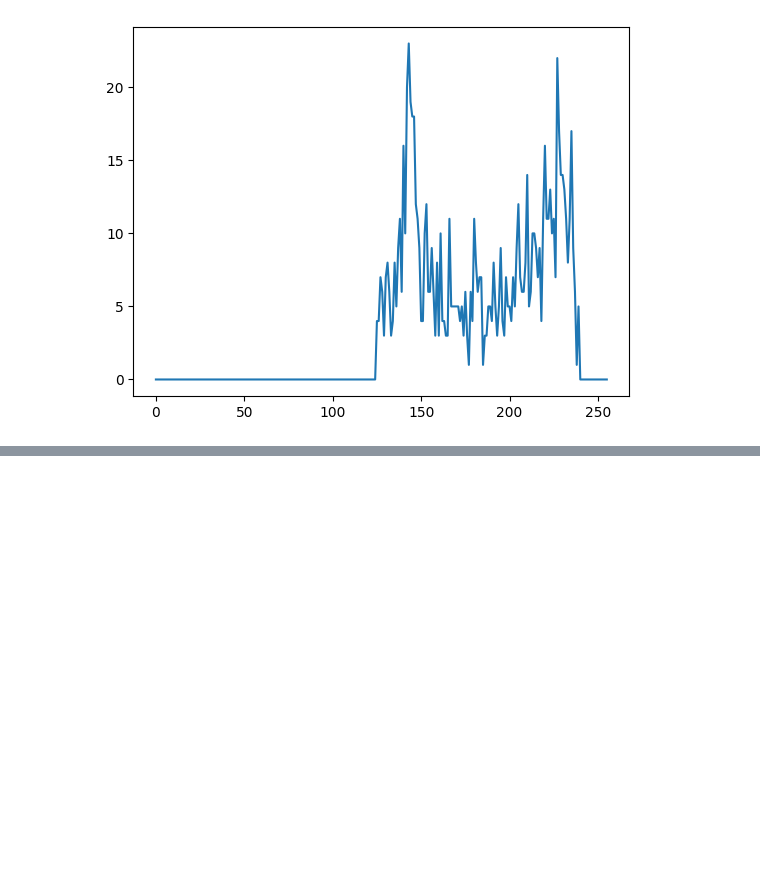
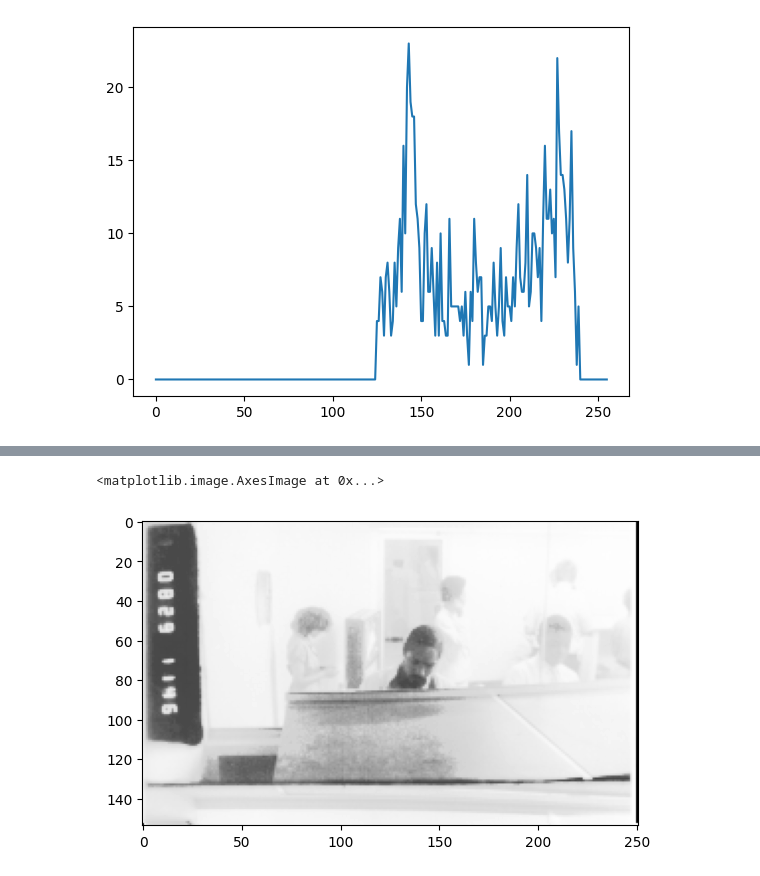
Before and after one commit to JuanIturriaga/practicaPDI, a Jupyter notebook: tp01_b.ipynb, the cells around one changed output, grey strips where cells are left out. Saved outputs shown, nothing was run; the diff lists cells and outputs as text; code cells hidden in the pictures; blank space fills up the shorter version.

```diff
--- a/tp01_b.ipynb
+++ b/tp01_b.ipynb
@@ -28,0 +48,8 @@ plt.show()
+# %%
+#mejorando la cara del empleado de la izquierda
+points = np.array([[100,75],[130,210]])
+izq = img_contrast_stretching (img.copy(), points)
+plt.imshow(izq, 'gray')
+# %% [output]
+<matplotlib.image.AxesImage at 0x...>
+[figure, added]
```
Also changed, not shown: parts of 5 cells of this notebook.
